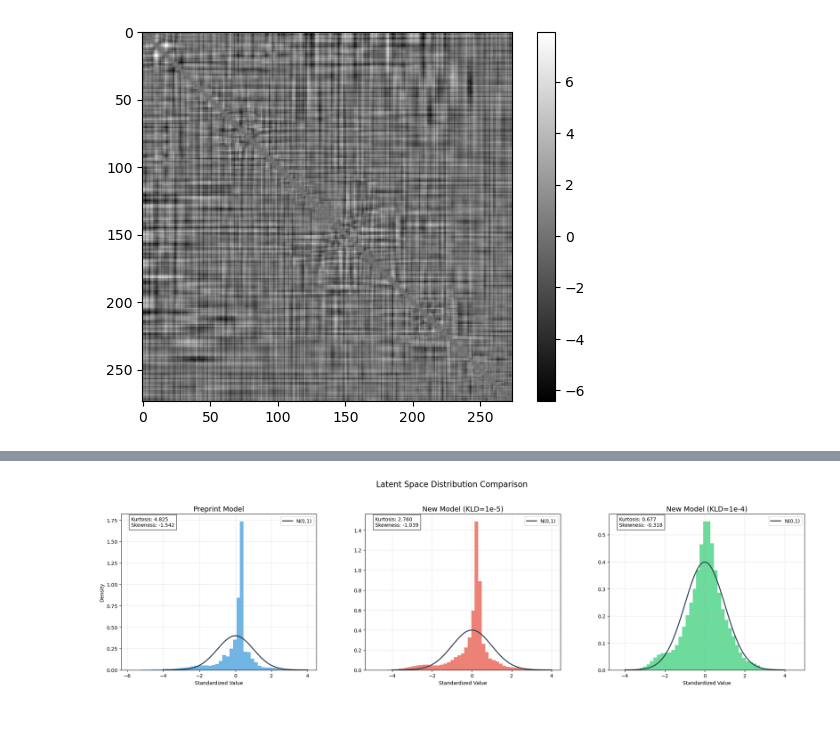
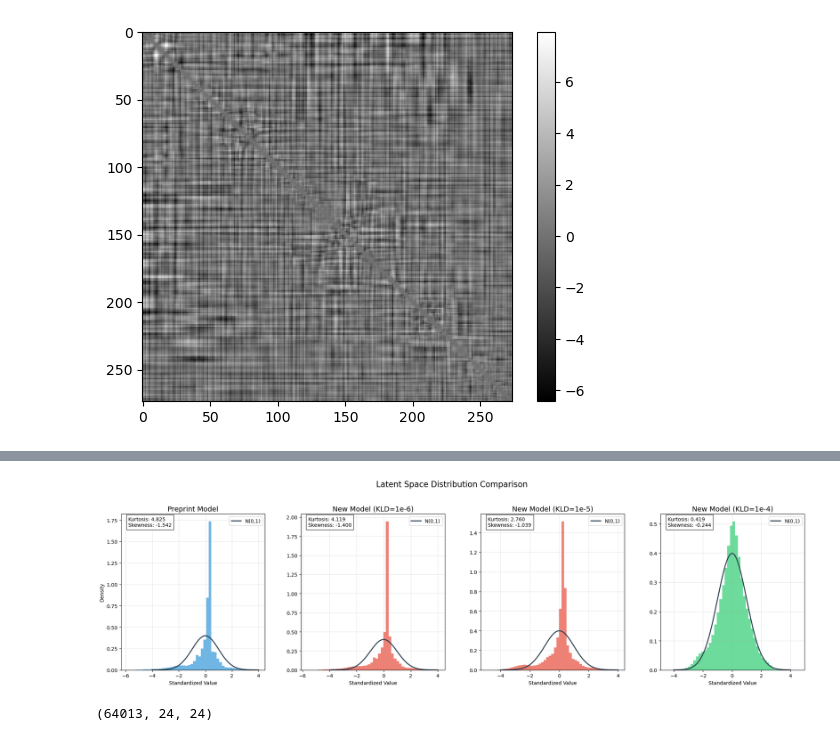
Before and after one commit to idptools/starling, a Jupyter notebook: devtools/scripts/large_dm_VAE_test.ipynb, the cells around one changed output, grey strips where cells are left out. Cells and saved outputs as stored; diff of their text form; code cells hidden in the pictures.

```diff
--- a/devtools/scripts/large_dm_VAE_test.ipynb
+++ b/devtools/scripts/large_dm_VAE_test.ipynb
@@ -110,6 +105,12 @@ preprint_VAE = VAE.load_from_checkpoint(
 )
 preprint_VAE.eval()
 
+new_model_1e6 = VAE.load_from_checkpoint(
+    "/work/bnovak/projects/sequence2ensemble/vae_training/preprint_VAE_cont_training_KLD_1e6/model-kernel-epoch=11-epoch_val_loss=1.87.ckpt",
+    map_location="cuda",
+)
+new_model_1e6.eval()
+
 new_model_1e5 = VAE.load_from_checkpoint(
     "/work/bnovak/projects/sequence2ensemble/vae_training/preprint_VAE_cont_training_KLD_1e5/model-kernel-epoch=07-epoch_val_loss=1.90.ckpt",
     map_location="cuda",
@@ -117,7 +118,7 @@ new_model_1e5 = VAE.load_from_checkpoint(
 new_model_1e5.eval()
 
 new_model_1e4 = VAE.load_from_checkpoint(
-    "/work/bnovak/projects/sequence2ensemble/vae_training/preprint_VAE_cont_training_KLD_1e4/model-kernel-epoch=05-epoch_val_loss=2.05.ckpt",
+    "/work/bnovak/projects/sequence2ensemble/vae_training/preprint_VAE_cont_training_KLD_1e4/model-kernel-epoch=09-epoch_val_loss=2.04.ckpt",
     map_location="cuda",
 )
 new_model_1e4.eval()
@@ -261,6 +237,7 @@ data = [load_hdf5_data(i) for i in files]
 data = np.concatenate(data, axis=0)
 # %%
 preprint_encoded_data = encode_data(preprint_VAE, data)
+new_encoded_data_1e6 = encode_data(new_model_1e6, data)
 new_encoded_data_1e5 = encode_data(new_model_1e5, data)
 new_encoded_data_1e4 = encode_data(new_model_1e4, data)
 # %%
@@ -313,7 +308,7 @@ from scipy import stats
 from einops import rearrange
 
 # Set up the figure with 3 subplots
-fig, axes = plt.subplots(1, 3, figsize=(20, 6))
+fig, axes = plt.subplots(1, 4, figsize=(20, 6))
 fig.suptitle('Latent Space Distribution Comparison', fontsize=16)
 
 # Define a range for plotting the normal distribution
@@ -337,48 +332,61 @@ axes[0].set_ylabel('Density')
 axes[0].grid(alpha=0.3)
 axes[0].legend()
 
-# Create histogram for new model (1e-5)
-latent_space = new_encoded_data_1e5
+# Create histogram for new model (1e-6)
+latent_space = new_encoded_data_1e6
 flattened = rearrange(((latent_space - latent_space.mean()) / latent_space.std()), "b h w -> (b h w)")
 
 axes[1].hist(flattened, bins=50, alpha=0.7, density=True, color=colors[1])
 axes[1].plot(x, normal_pdf, 'k-', linewidth=2, color=line_color, label='N(0,1)')
-axes[1].set_title('New Model (KLD=1e-5)', fontsize=14)
+axes[1].set_title('New Model (KLD=1e-6)', fontsize=14)
 # axes[1].set_xlim(-4, 4)
 axes[1].set_xlabel('Standardized Value')
 axes[1].grid(alpha=0.3)
 axes[1].legend()
 
+# Create histogram for new model (1e-5)
+latent_space = new_encoded_data_1e5
+flattened = rearrange(((latent_space - latent_space.mean()) / latent_space.std()), "b h w -> (b h w)")
+
+axes[2].hist(flattened, bins=50, alpha=0.7, density=True, color=colors[1])
+axes[2].plot(x, normal_pdf, 'k-', linewidth=2, color=line_color, label='N(0,1)')
+axes[2].set_title('New Model (KLD=1e-5)', fontsize=14)
+# axes[1].set_xlim(-4, 4)
+axes[2].set_xlabel('Standardized Value')
+axes[2].grid(alpha=0.3)
+axes[2].legend()
+
 # Create histogram for new model (1e-4)
 latent_space = new_encoded_data_1e4
 flattened = rearrange(((latent_space - latent_space.mean()) / latent_space.std()), "b h w -> (b h w)")
 
-axes[2].hist(flattened, bins=50, alpha=0.7, density=True, color=colors[2])
-axes[2].plot(x, normal_pdf, 'k-', linewidth=2, color=line_color, label='N(0,1)')
-axes[2].set_title('New Model (KLD=1e-4)', fontsize=14)
+axes[3].hist(flattened, bins=50, alpha=0.7, density=True, color=colors[2])
+axes[3].plot(x, normal_pdf, 'k-', linewidth=2, color=line_color, label='N(0,1)')
+axes[3].set_title('New Model (KLD=1e-4)', fontsize=14)
 # axes[2].set_xlim(-4, 4)
-axes[2].set_xlabel('Standardized Value')
-axes[2].grid(alpha=0.3)
-axes[2].legend()
+axes[3].set_xlabel('Standardized Value')
+axes[3].grid(alpha=0.3)
+axes[3].legend()
 
 # Add statistical data
 for i, (title, data) in enumerate([
     ("Preprint", preprint_encoded_data),
+    ("New (1e-6)", new_encoded_data_1e6),
     ("New (1e-5)", new_encoded_data_1e5),
     ("New (1e-4)", new_encoded_data_1e4)
 ]):
     normalized = rearrange(((data - data.mean()) / data.std()), "b h w -> (b h w)")
     kurtosis = stats.kurtosis(normalized)
     skewness = stats.skew(normalized)
     axes[i].text(0.05, 0.92, f"Kurtosis: {kurtosis:.3f}\nSkewness: {skewness:.3f}",
                 transform=axes[i].transAxes, bbox=dict(facecolor='white', alpha=0.8))
 
 # Adjust layout
 plt.tight_layout(rect=[0, 0, 1, 0.95])  # Make space for the suptitle
 plt.subplots_adjust(wspace=0.25)  # Add space between subplots
 
 # # Save or display
 # plt.savefig('latent_space_distribution.png', dpi=300, bbox_inches='tight')
 # plt.show()
 # %% [output]
-[figure, old version]
+[figure, new version]
@@ -384,0 +396,4 @@ plt.subplots_adjust(wspace=0.25)  # Add space between subplots
+# %%
+latent_space.shape
+# %% [output]
+(64013, 24, 24)
```
Also changed, not shown: parts of 12 cells of this notebook, 1 other file.
